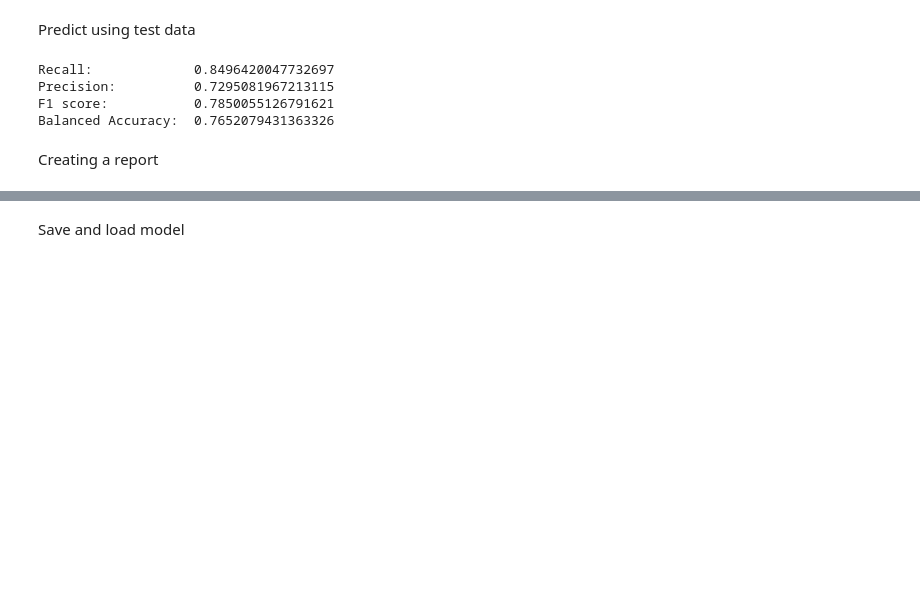
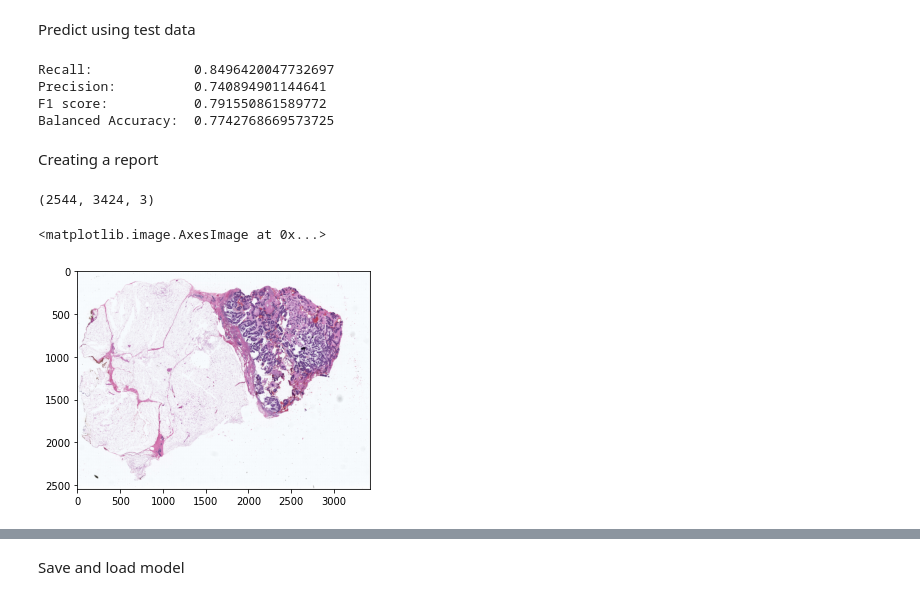
Before and after one commit to elizabeth-feldeverd/idc-backend, a Jupyter notebook: notebooks/final_models.ipynb, the cells around one changed output, grey strips where cells are left out. Saved outputs shown, nothing was run; the diff lists cells and outputs as text; code cells hidden in the pictures; blank space fills up the shorter version.

```diff
--- a/notebooks/final_models.ipynb
+++ b/notebooks/final_models.ipynb
@@ -232,7 +230,7 @@ Predict using test data
 # %%
 from sklearn.metrics import balanced_accuracy_score
 # %%
-def binary_predict(y_pred, custom_threshold=0.41):
+def binary_predict(y_pred, custom_threshold=0.45):
     return (y_pred > custom_threshold).astype(int)
 
 updated_preds = binary_predict(y_pred, custom_threshold=threshold)
@@ -243,8 +241,8 @@ print(f'F1 score:           {f1_score(y_test, updated_preds)}')
 print(f'Balanced Accuracy:  {balanced_accuracy_score(y_test, updated_preds)}')
 # %% [output]
 Recall:             0.8496420047732697
-Precision:          0.7295081967213115
-F1 score:           0.7850055126791621
-Balanced Accuracy:  0.7652079431363326
+Precision:          0.740894901144641
+F1 score:           0.791550861589772
+Balanced Accuracy:  0.7742768669573725
 # %% [markdown]
 Creating a report
@@ -275,0 +300,11 @@ def generate_report(X_scaled, y_pred):
+# %%
+img = Image.open('/content/drive/MyDrive/Colab Notebooks/S10-24389 D21_201304241157.png')
+img_array = np.array(img)
+img_array.shape
+# %% [output]
+(2544, 3424, 3)
+# %%
+plt.imshow(img_array)
+# %% [output]
+<matplotlib.image.AxesImage at 0x...>
+[figure, added]
```
Also changed, not shown: parts of 26 cells of this notebook.
